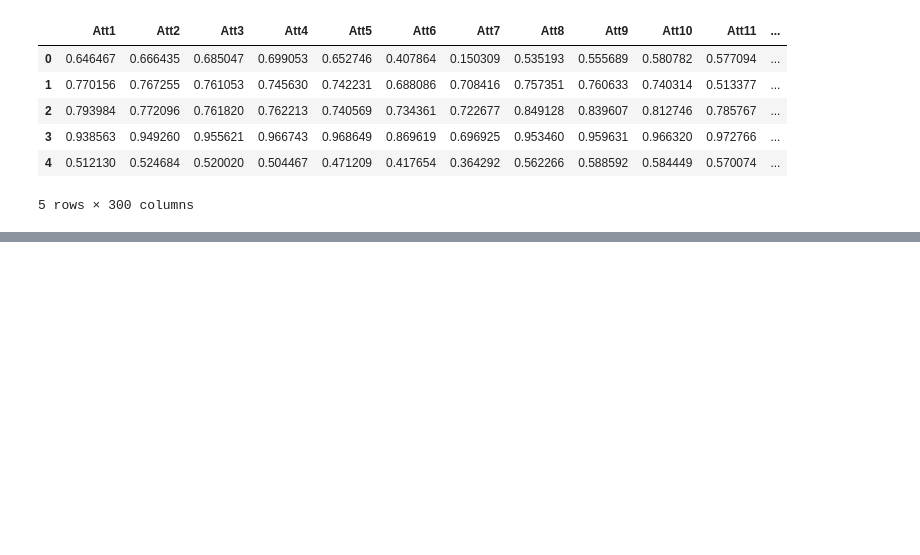
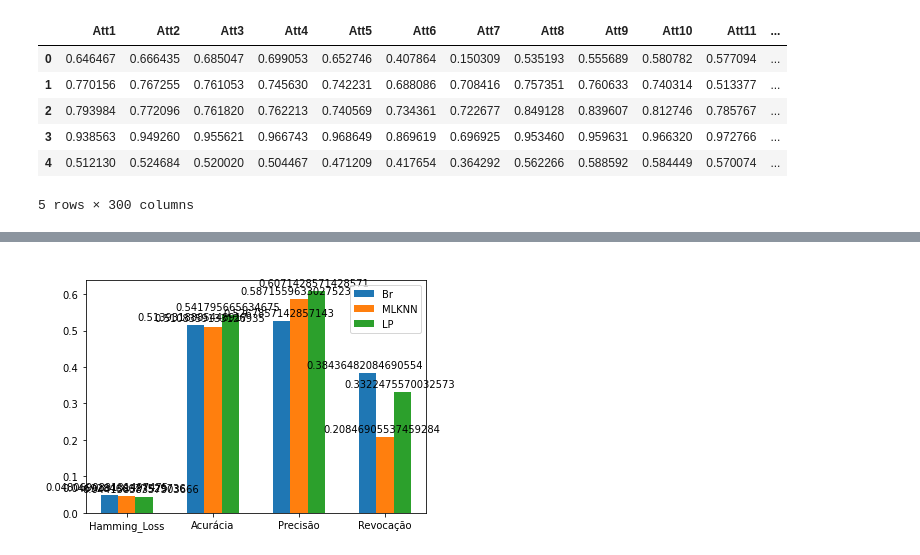
Before and after one commit to LeoRyu18/AM2_T1, a Jupyter notebook: AM2_T1.ipynb, the cells around one changed output, grey strips where cells are left out. Cells and saved outputs as stored; diff of their text form; code cells hidden in the pictures; blank space fills up the shorter version.

```diff
--- a/AM2_T1.ipynb
+++ b/AM2_T1.ipynb
@@ -592,7 +602,7 @@ print("MLkNN simples:")
 MLkNN_simples(X_train_bird, y_train_bird, X_test_bird, y_test_bird)
 
 print("\nMLkNN com Grid Search:")
-MLkNN_Hamming_Loss_birds , MLkNN_Acuracia_birds, MLkNN , MLkNN_Revocação_birds = MLkNN_GS(X_train_bird, y_train_bird, X_test_bird, y_test_bird)
+MLkNN_Hamming_Loss_birds , MLkNN_Acuracia_birds, MLkNN_Precisão_birds , MLkNN_Revocação_birds = MLkNN_GS(X_train_bird, y_train_bird, X_test_bird, y_test_bird)
 # %% [output]
 MLkNN simples:
 Hamming Loss = 0.0472543588072348
@@ -778,0 +819,30 @@ plt.show()
+# %%
+labels = ['Hamming_Loss', 'Acurácia', 'Precisão', 'Revocação']
+birds_br = [BR_Hamming_Loss_birds, BR_Acuracia_birds, BR_Precisão_birds, BR_Revocação_birds]
+birds_MLkNN = [MLkNN_Hamming_Loss_birds, MLkNN_Acuracia_birds, MLkNN_Precisão_birds, MLkNN_Revocação_birds]
+birds_LP = [LP_Hamming_Loss_birds, LP_Acuracia_birds, LP_Precisão_birds, LP_Revocação_birds]
+
+x = np.arange(len(labels))  # the label locations
+width = 0.60  # the width of the bars
+
+fig, ax = plt.subplots()
+rects1 = ax.bar(x - width/3, birds_br, width/3, label='Br')
+rects2 = ax.bar(x, birds_MLkNN, width/3, label='MLKNN')
+rects3 = ax.bar(x + width/3, birds_LP, width/3, label='LP')
+
+# Add some text for labels, title and custom x-axis tick labels, etc.
+ax.set_ylabel(' ')
+ax.set_title(' ')
+ax.set_xticks(x)
+ax.set_xticklabels(labels)
+ax.legend()
+
+autolabel(rects1)
+autolabel(rects2)
+autolabel(rects3)
+
+fig.tight_layout()
+
+plt.show()
+# %% [output]
+[figure, added]
```
Also changed, not shown: parts of 15 cells of this notebook.
